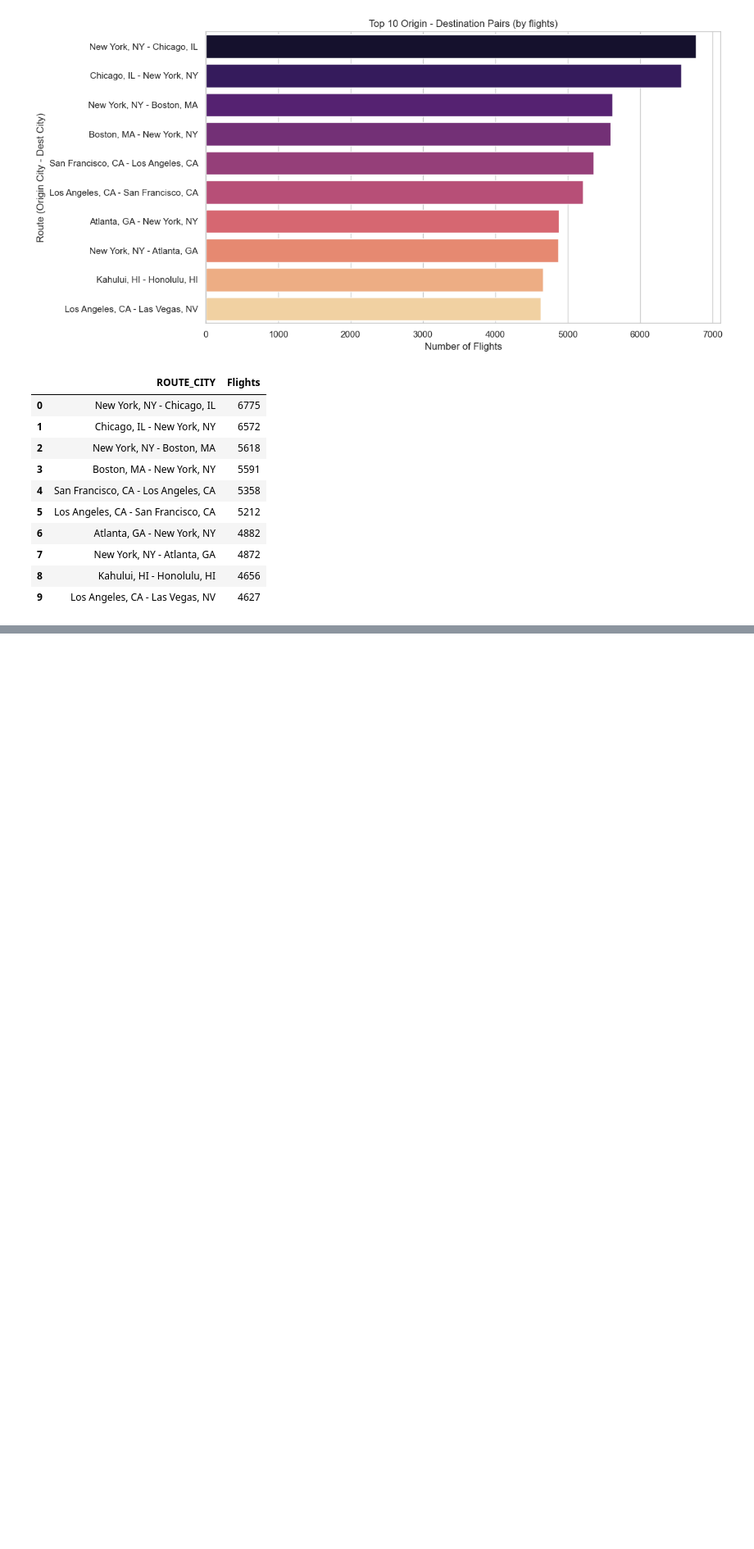
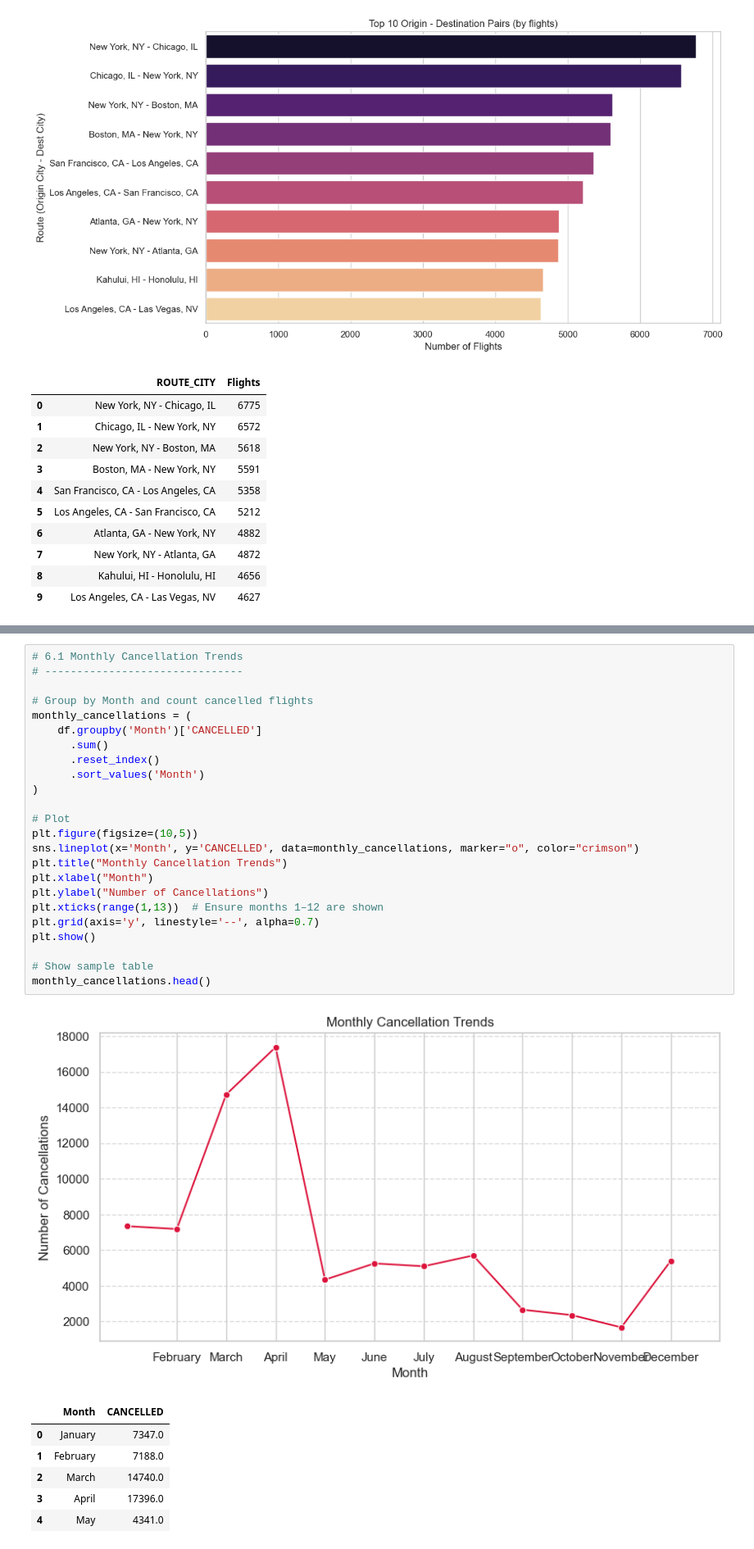
Before and after one commit to ryadavnitb/Batch-7, a Jupyter notebook: Airfly-Insights.ipynb, the cells around one changed output, grey strips where cells are left out. Shown at 82% size. Drawn from its saved outputs; the diff is of its cells as text; blank space fills up the shorter version.

```diff
--- a/Airfly-Insights.ipynb
+++ b/Airfly-Insights.ipynb
@@ -708,0 +770,32 @@ top_od
+# %%
+# 6.1 Monthly Cancellation Trends
+# -------------------------------
+
+# Group by Month and count cancelled flights
+monthly_cancellations = (
+    df.groupby('Month')['CANCELLED']
+      .sum()
+      .reset_index()
+      .sort_values('Month')
+)
+
+# Plot
+plt.figure(figsize=(10,5))
+sns.lineplot(x='Month', y='CANCELLED', data=monthly_cancellations, marker="o", color="crimson")
+plt.title("Monthly Cancellation Trends")
+plt.xlabel("Month")
+plt.ylabel("Number of Cancellations")
+plt.xticks(range(1,13))  # Ensure months 1–12 are shown
+plt.grid(axis='y', linestyle='--', alpha=0.7)
+plt.show()
+
+# Show sample table
+monthly_cancellations.head()
+# %% [output]
+[figure, added]
+|  | Month | CANCELLED |
+| 0 | January | 7347.0 |
+| 1 | February | 7188.0 |
+| 2 | March | 14740.0 |
+| 3 | April | 17396.0 |
+| 4 | May | 4341.0 |
```
Also changed, not shown: parts of 12 cells of this notebook.
